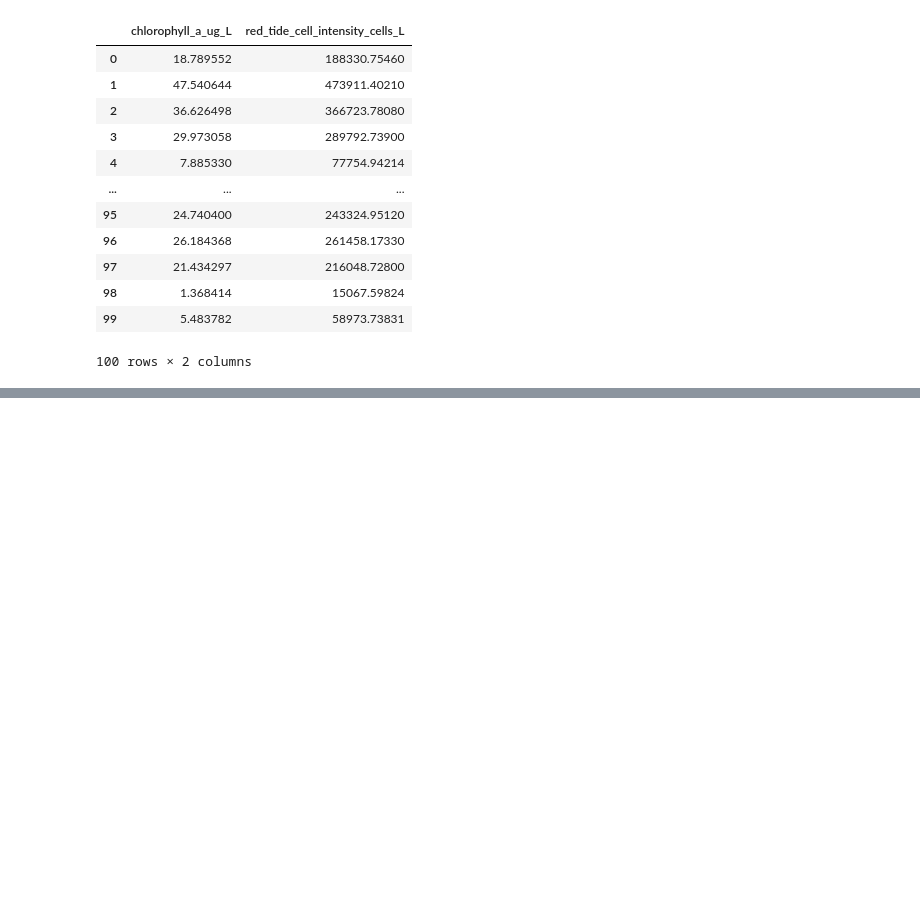
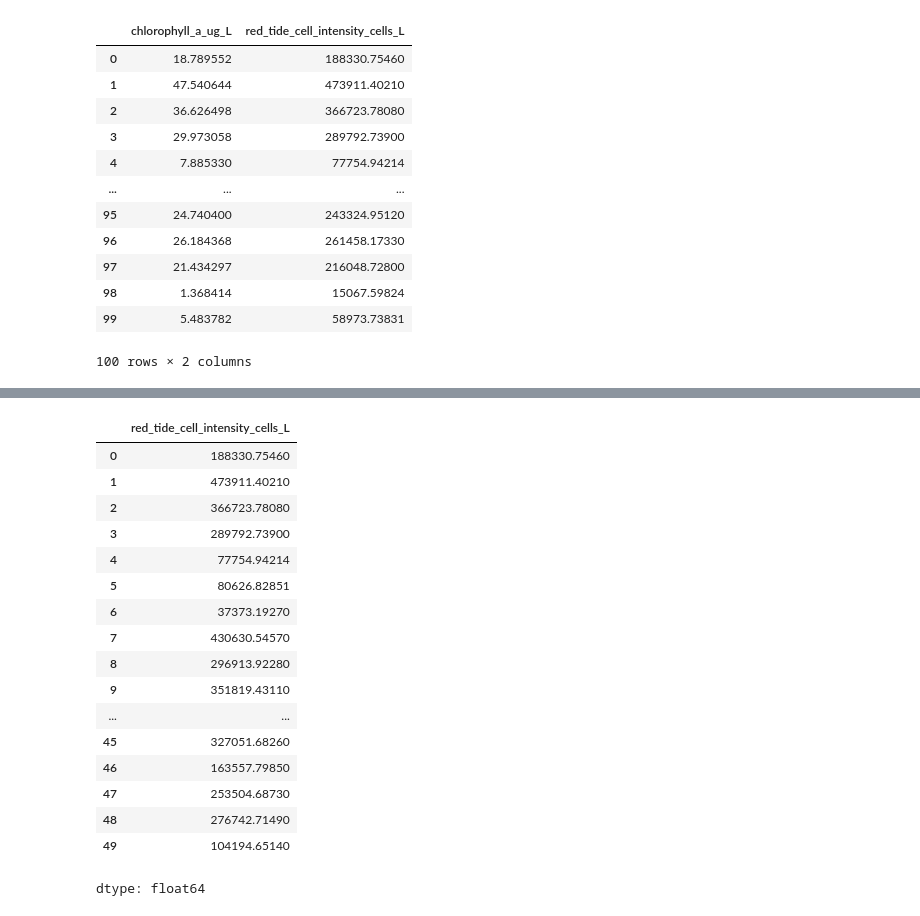
Before and after one commit to theinquisitorjif/redtideml, a Jupyter notebook: redtidelinml.ipynb, the cells around one changed output, grey strips where cells are left out. Saved outputs shown, nothing was run; the diff lists cells and outputs as text; code cells hidden in the pictures; blank space fills up the shorter version.

```diff
--- a/redtidelinml.ipynb
+++ b/redtidelinml.ipynb
@@ -31,0 +34,3 @@ plt.scatter(df.chlorophyll_a_ug_L, df.red_tide_cell_intensity_cells_L, alpha=.5)
+# %%
+df.feature_names = ['chlorophyll_a_ug_L']
+df.target_names = ['red_tide_cell_intensity_cells_L']
@@ -31,0 +45,3 @@ plt.scatter(df.chlorophyll_a_ug_L, df.red_tide_cell_intensity_cells_L, alpha=.5)
+# %%
+X = df.drop('red_tide_cell_intensity_cells_L', axis='columns')
+y = df.red_tide_cell_intensity_cells_L
@@ -31,0 +140,21 @@ plt.scatter(df.chlorophyll_a_ug_L, df.red_tide_cell_intensity_cells_L, alpha=.5)
+# %%
+y[:50]
+# %% [output]
+|  | red_tide_cell_intensity_cells_L |
+| 0 | 188330.75460 |
+| 1 | 473911.40210 |
+| 2 | 366723.78080 |
+| 3 | 289792.73900 |
+| 4 | 77754.94214 |
+| 5 | 80626.82851 |
+| 6 | 37373.19270 |
+| 7 | 430630.54570 |
+| 8 | 296913.92280 |
+| 9 | 351819.43110 |
+| ... | ... |
+| 45 | 327051.68260 |
+| 46 | 163557.79850 |
+| 47 | 253504.68730 |
+| 48 | 276742.71490 |
+| 49 | 104194.65140 |
+dtype: float64
```
Also changed, not shown: parts of 16 cells of this notebook.
